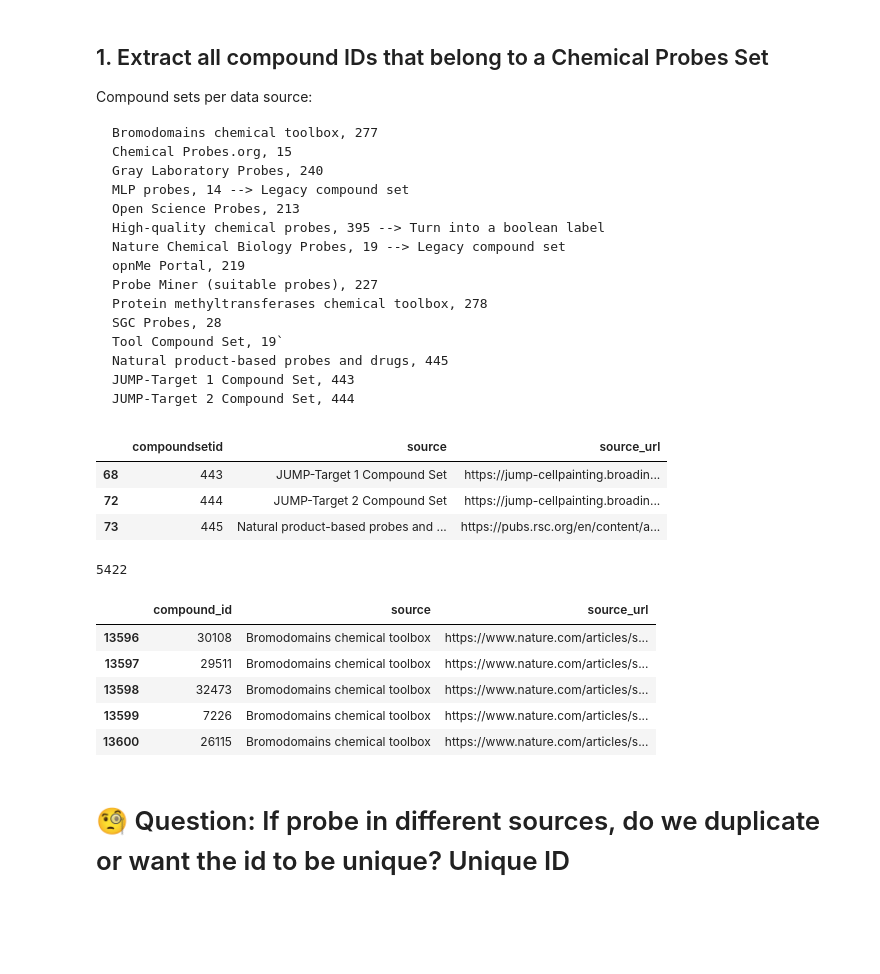
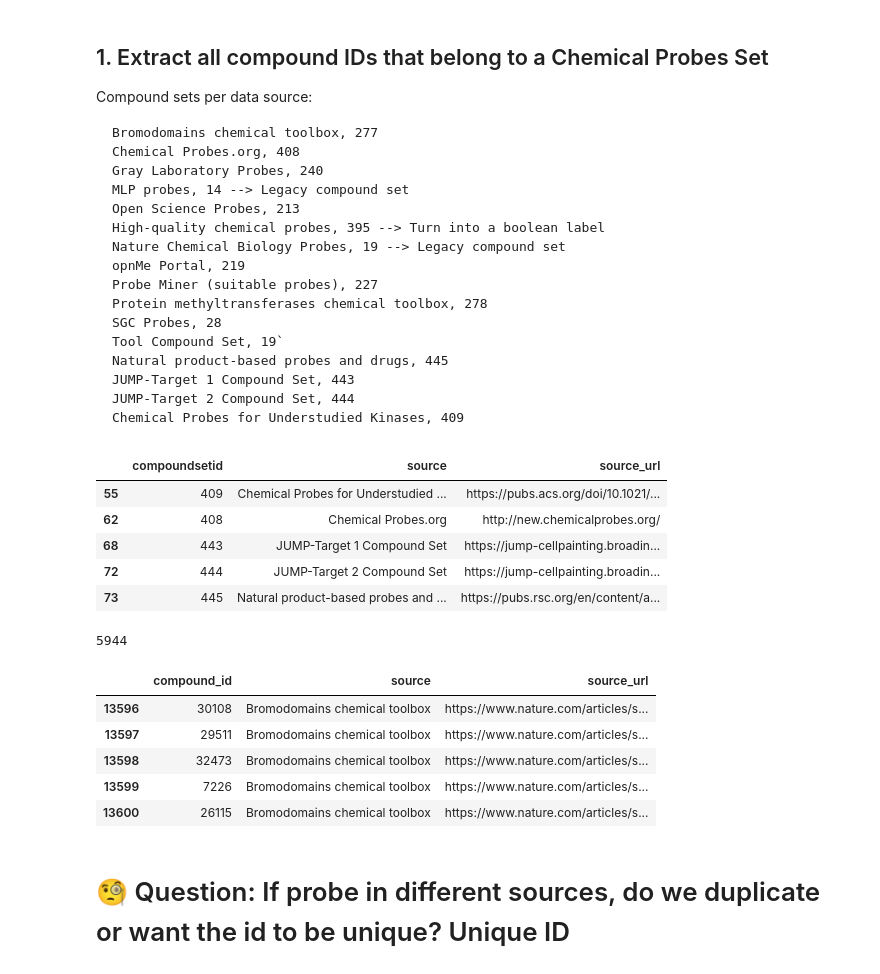
Before and after one commit to opentargets/evidence_datasource_parsers, a Jupyter notebook: exploration/chemicalProbes/chemical_probes.ipynb, the cells around one changed output. Cells and saved outputs as stored; diff of their text form; code cells hidden in the pictures; blank space fills up the shorter version.

Commit message:
Probes debugging WIP

````diff
--- a/exploration/chemicalProbes/chemical_probes.ipynb
+++ b/exploration/chemicalProbes/chemical_probes.ipynb
@@ -8,7 +8,7 @@ version = '01.2022'
 Compound sets per data source:
 ```
 Bromodomains chemical toolbox, 277
-Chemical Probes.org, 15
+Chemical Probes.org, 408
 Gray Laboratory Probes, 240
 MLP probes, 14 --> Legacy compound set
 Open Science Probes, 213
@@ -22,6 +22,7 @@ Tool Compound Set, 19`
 Natural product-based probes and drugs, 445
 JUMP-Target 1 Compound Set, 443
 JUMP-Target 2 Compound Set, 444
+Chemical Probes for Understudied Kinases, 409
 ```
 # %%
 compound2compoundset = pd.read_csv(f"csv_dumps/{version}/compoundtocompoundset.csv", sep=",", header=0, usecols=['compound_id', 'compoundset_id'])
@@ -34,14 +35,16 @@ compoundsets = (
     .rename(columns={'name' : 'source'})
 )
 # %%
-compoundsets[compoundsets.source.str.contains("Natural") | compoundsets.source.str.contains("JUMP")]
+compoundsets[compoundsets.source.str.contains("Natural") | compoundsets.source.str.contains("JUMP") | compoundsets.source.str.contains("Chemical Probes")]
 # %% [output]
 |  | compoundsetid | source | source_url |
+| 55 | 409 | Chemical Probes for Understudied ... | https://pubs.acs.org/doi/10.1021/... |
+| 62 | 408 | Chemical Probes.org | http://new.chemicalprobes.org/ |
 | 68 | 443 | JUMP-Target 1 Compound Set | https://jump-cellpainting.broadin... |
 | 72 | 444 | JUMP-Target 2 Compound Set | https://jump-cellpainting.broadin... |
 | 73 | 445 | Natural product-based probes and ... | https://pubs.rsc.org/en/content/a... |
 # %%
-probes_compoundsetids = [277, 15, 240, 213, 395, 219, 227, 278, 28, 19, 443, 444, 445]
+probes_compoundsetids = [277, 408, 240, 213, 395, 219, 227, 278, 28, 19, 445, 443, 444, 409]
 
 compound2compoundset = (
     compound2compoundset.merge(
@@ -58,7 +61,7 @@ compound2compoundset = (
 print(compound2compoundset.shape[0])
 compound2compoundset.head()
 # %% [output]
-5422
+5944
 |  | compound_id | source | source_url |
 | 13596 | 30108 | Bromodomains chemical toolbox | https://www.nature.com/articles/s... |
 | 13597 | 29511 | Bromodomains chemical toolbox | https://www.nature.com/articles/s... |
````
Also changed, not shown: parts of 12 cells of this notebook.
